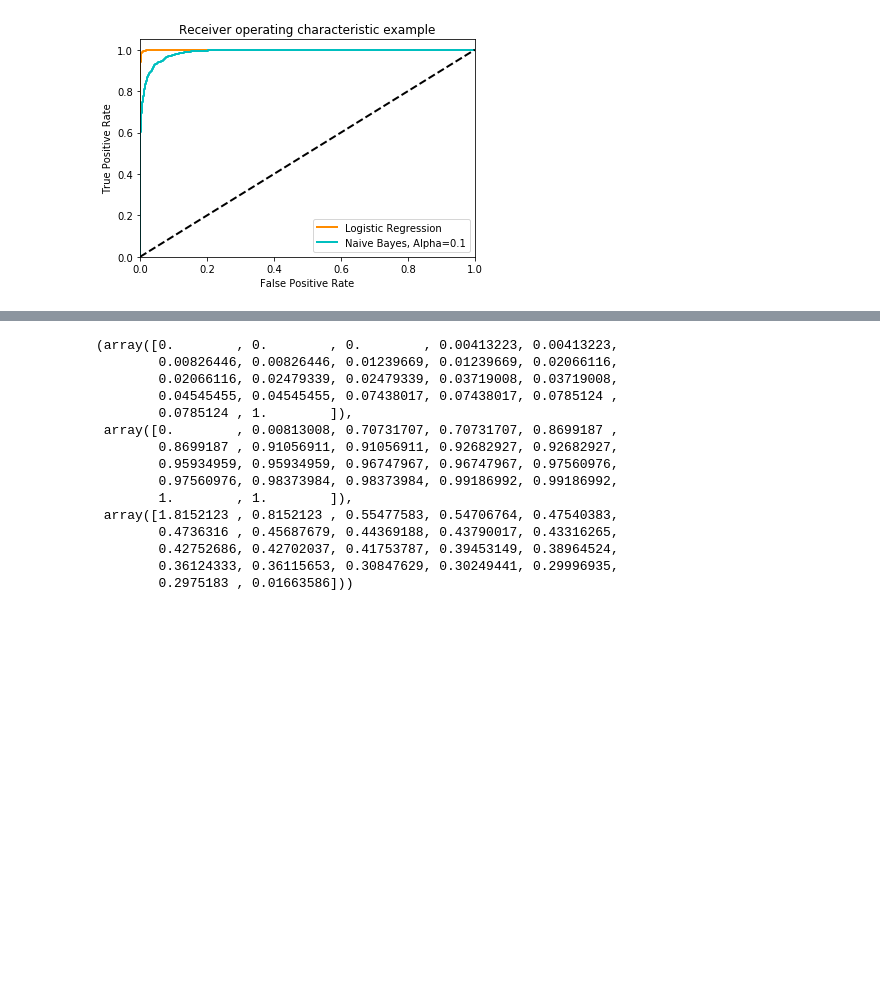
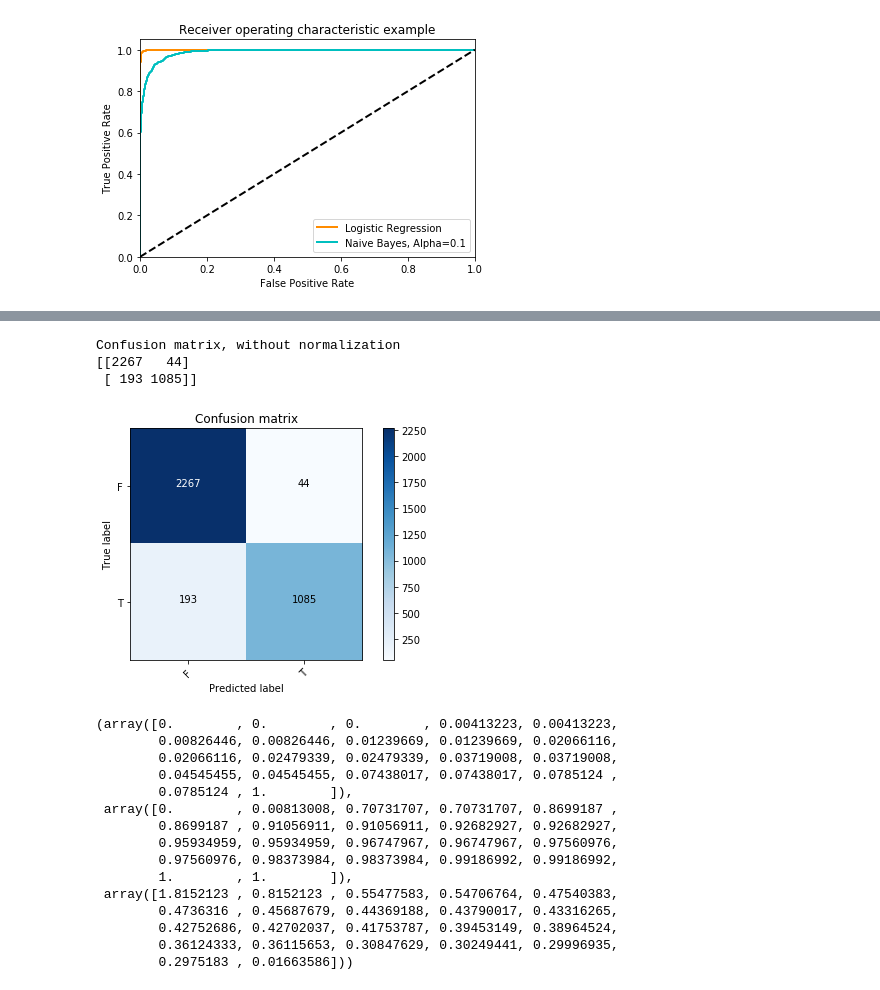
Before and after one commit to johncpolitte/News_or_Satire, a Jupyter notebook: build_full_df.ipynb, the cells around one changed output, grey strips where cells are left out. Saved outputs shown, nothing was run; the diff lists cells and outputs as text; code cells hidden in the pictures; blank space fills up the shorter version.

```diff
--- a/build_full_df.ipynb
+++ b/build_full_df.ipynb
@@ -342,3 +549,10 @@ plt.show()
+# %%
+plot_confusion_matrix(na_ba_con_mat,['F','T'])
+# %% [output]
+Confusion matrix, without normalization
+[[2267   44]
+ [ 193 1085]]
+[figure, added]
 # %%
 roc_log_reg
 # %% [output]
```
Also changed, not shown: parts of 26 cells of this notebook.
